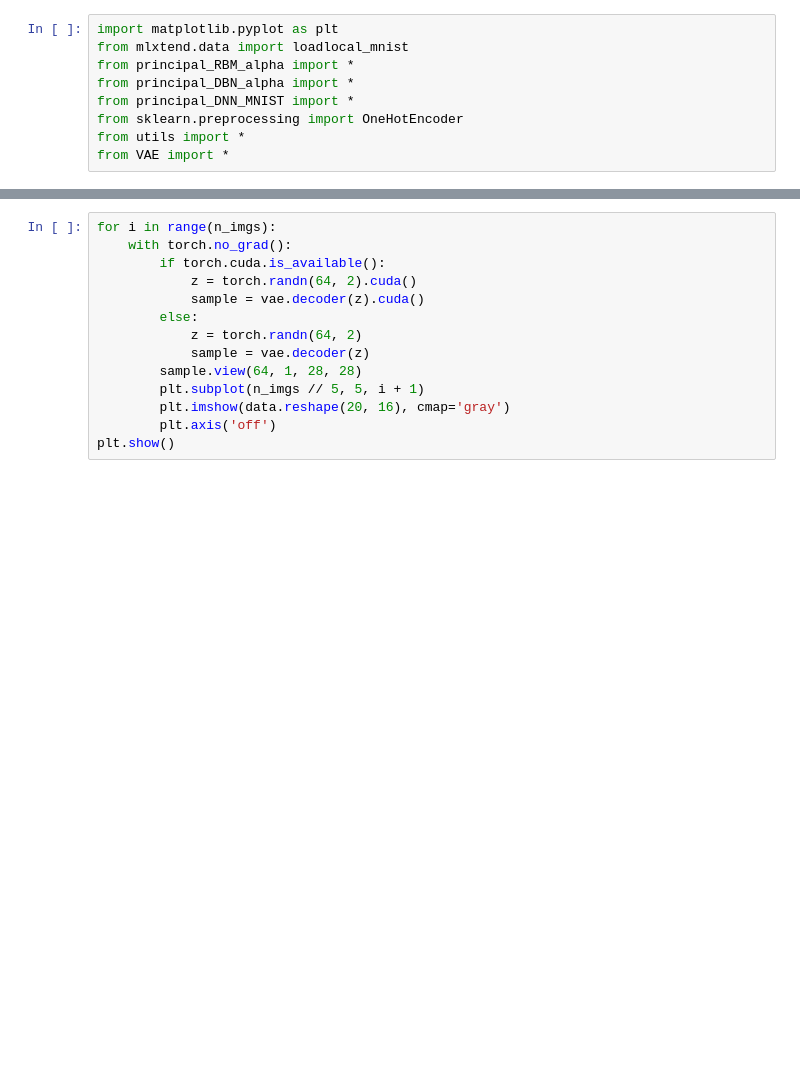
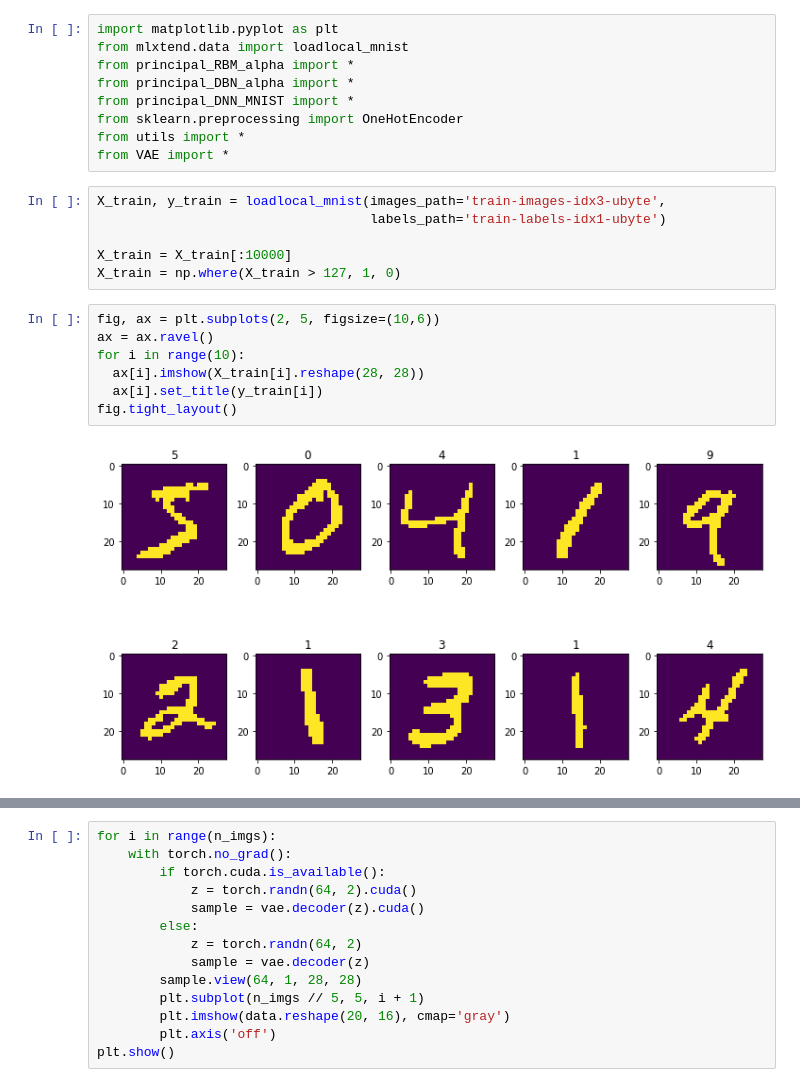
Before and after one commit to vdelale/Deep-Learning-II---Master-DS, a Jupyter notebook: Comparaison_generation_VAE.ipynb, the cells around one changed output, grey strips where cells are left out. Drawn from its saved outputs; the diff is of its cells as text; blank space fills up the shorter version.

```diff
--- a/Comparaison_generation_VAE.ipynb
+++ b/Comparaison_generation_VAE.ipynb
@@ -7,5 +7,20 @@ from principal_DNN_MNIST import *
 from sklearn.preprocessing import OneHotEncoder
 from utils import *
 from VAE import *
+# %%
+X_train, y_train = loadlocal_mnist(images_path='train-images-idx3-ubyte',
+                                   labels_path='train-labels-idx1-ubyte')
+
+X_train = X_train[:10000]
+X_train = np.where(X_train > 127, 1, 0)
+# %%
+fig, ax = plt.subplots(2, 5, figsize=(10,6))
+ax = ax.ravel()
+for i in range(10):
+  ax[i].imshow(X_train[i].reshape(28, 28))
+  ax[i].set_title(y_train[i])
+fig.tight_layout()
+# %% [output]
+[figure, added]
 # %%
 # Valeurs des hyper paramètres et entrainement
```
Also changed, not shown: parts of 3 cells of this notebook, 4 other files.
